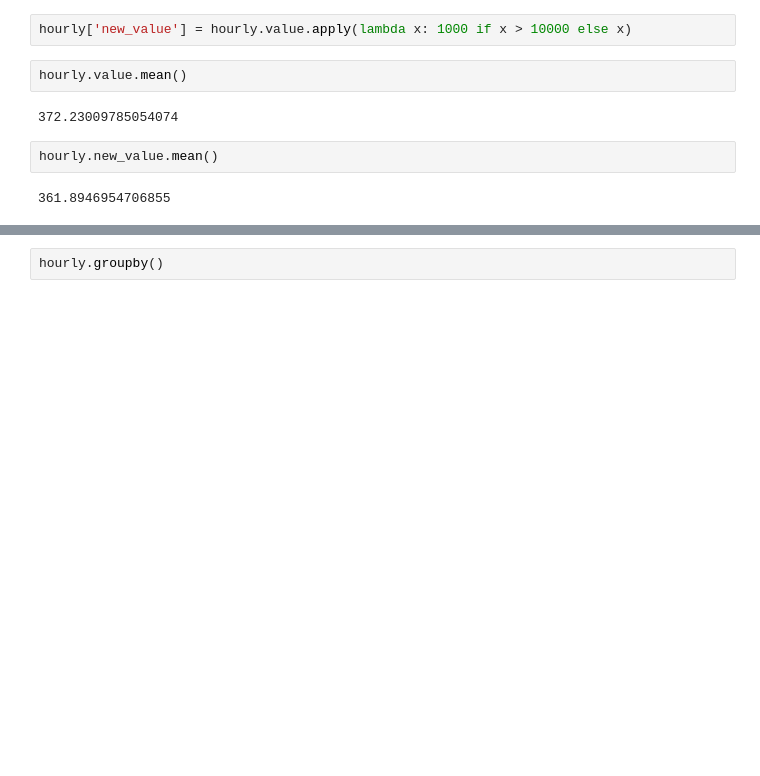
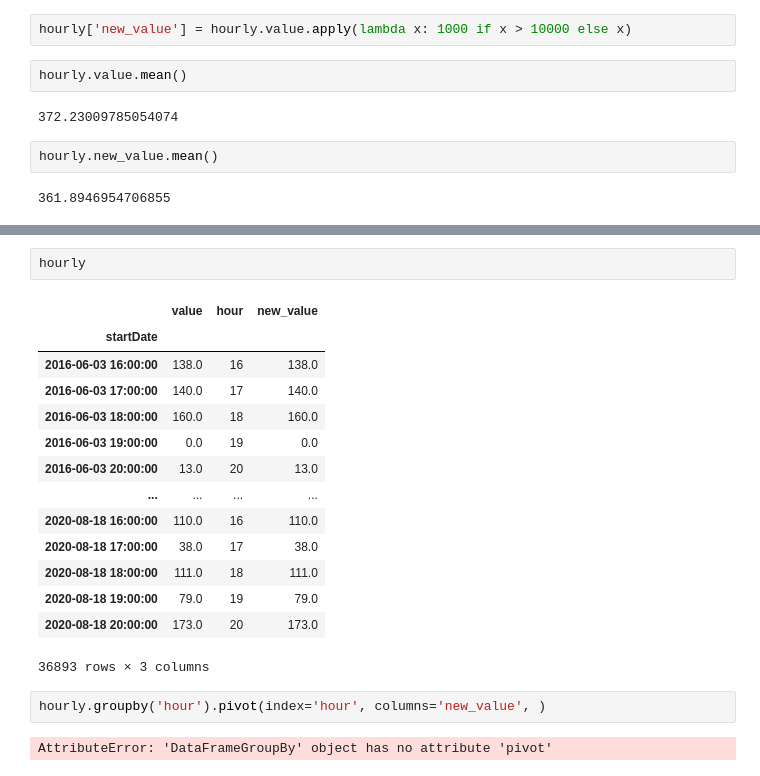
Before and after one commit to noahmelngailis/time_series_steps_project, a Jupyter notebook: time_series_xml.ipynb, the cells around one changed output, grey strips where cells are left out. Saved outputs shown, nothing was run; the diff lists cells and outputs as text; blank space fills up the shorter version.

```diff
--- a/time_series_xml.ipynb
+++ b/time_series_xml.ipynb
@@ -358,2 +363,21 @@ hourly.new_value.mean()
 # %%
-hourly.groupby()
+hourly
+# %% [output]
+|  | value | hour | new_value |
+| startDate |  |  |  |
+| 2016-06-03 16:00:00 | 138.0 | 16 | 138.0 |
+| 2016-06-03 17:00:00 | 140.0 | 17 | 140.0 |
+| 2016-06-03 18:00:00 | 160.0 | 18 | 160.0 |
+| 2016-06-03 19:00:00 | 0.0 | 19 | 0.0 |
+| 2016-06-03 20:00:00 | 13.0 | 20 | 13.0 |
+| ... | ... | ... | ... |
+| 2020-08-18 16:00:00 | 110.0 | 16 | 110.0 |
+| 2020-08-18 17:00:00 | 38.0 | 17 | 38.0 |
+| 2020-08-18 18:00:00 | 111.0 | 18 | 111.0 |
+| 2020-08-18 19:00:00 | 79.0 | 19 | 79.0 |
+| 2020-08-18 20:00:00 | 173.0 | 20 | 173.0 |
+36893 rows × 3 columns
+# %%
+hourly.groupby('hour').pivot(index='hour', columns='new_value', )
+# %% [output]
+AttributeError: 'DataFrameGroupBy' object has no attribute 'pivot'
```
Also changed, not shown: parts of 1 cell of this notebook.
